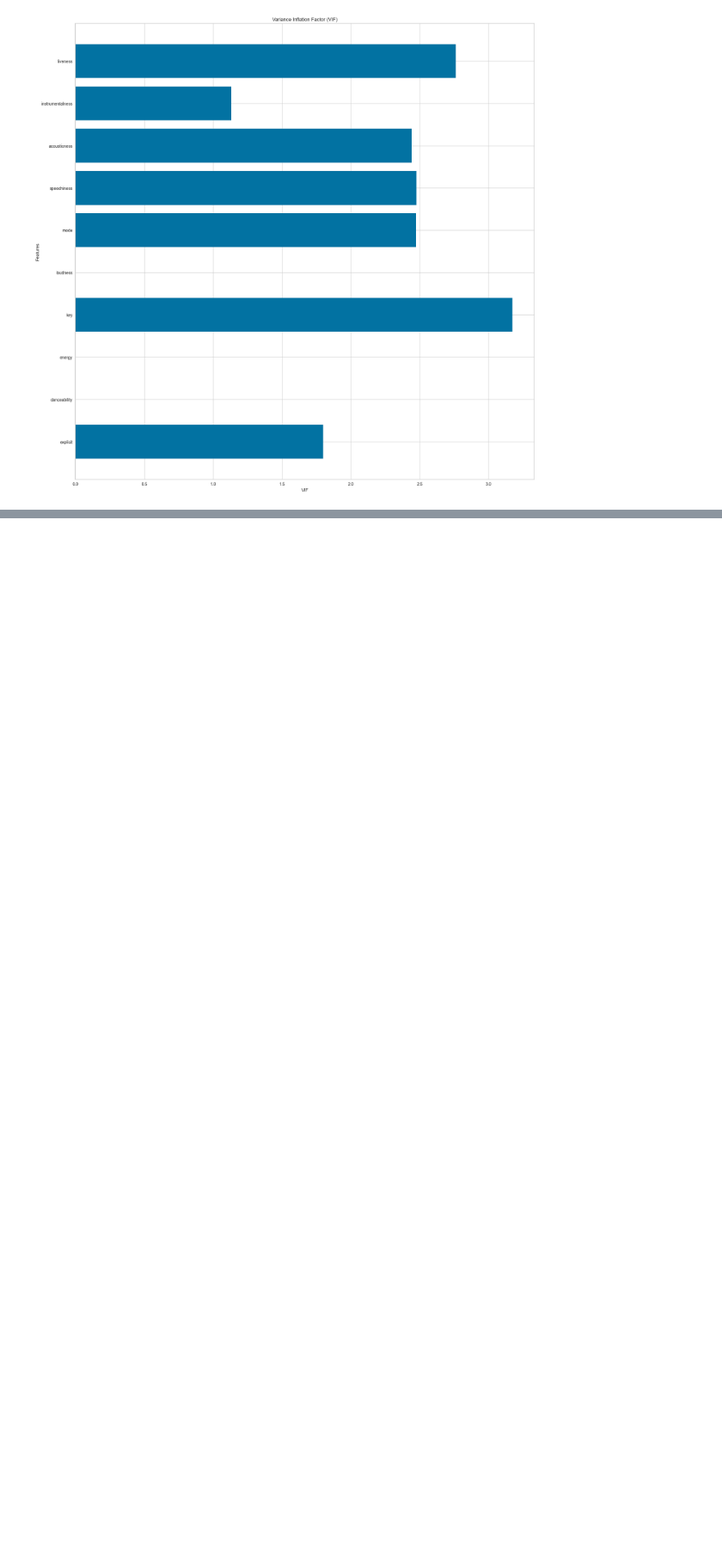
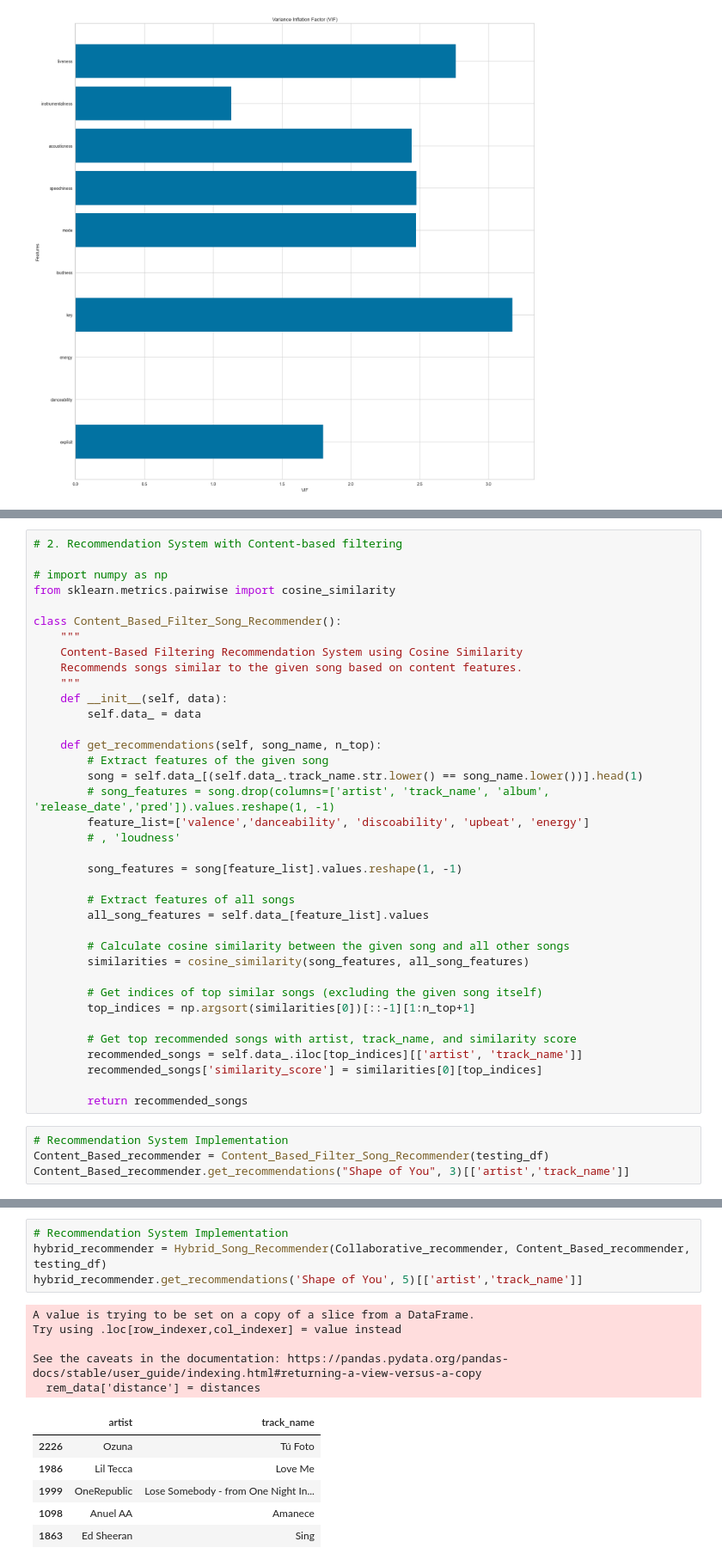
Before and after one commit to Alex-Mak-MCW/SpotifyDataScienceProject, a Jupyter notebook: Recommendation_System/RSFeatureEngineeringwithTransformation.ipynb, the cells around one changed output, grey strips where cells are left out. Shown at 86% size. Cells and saved outputs as stored; diff of their text form; blank space fills up the shorter version.

```diff
--- a/Recommendation_System/RSFeatureEngineeringwithTransformation.ipynb
+++ b/Recommendation_System/RSFeatureEngineeringwithTransformation.ipynb
@@ -1334,0 +1417,41 @@ See the caveats in the documentation: https://pandas.pydata.org/pandas-docs/stab
+# %%
+# 2. Recommendation System with Content-based filtering
+
+# import numpy as np
+from sklearn.metrics.pairwise import cosine_similarity
+
+class Content_Based_Filter_Song_Recommender():
+    """
+    Content-Based Filtering Recommendation System using Cosine Similarity
+    Recommends songs similar to the given song based on content features.
+    """
+    def __init__(self, data):
+        self.data_ = data
+
+    def get_recommendations(self, song_name, n_top):
+        # Extract features of the given song
+        song = self.data_[(self.data_.track_name.str.lower() == song_name.lower())].head(1)
+        # song_features = song.drop(columns=['artist', 'track_name', 'album', 'release_date','pred']).values.reshape(1, -1)
+        feature_list=['valence','danceability', 'discoability', 'upbeat', 'energy']
+        # , 'loudness'
+
+        song_features = song[feature_list].values.reshape(1, -1)
+
+        # Extract features of all songs
+        all_song_features = self.data_[feature_list].values
+
+        # Calculate cosine similarity between the given song and all other songs
+        similarities = cosine_similarity(song_features, all_song_features)
+
+        # Get indices of top similar songs (excluding the given song itself)
+        top_indices = np.argsort(similarities[0])[::-1][1:n_top+1]
+
+        # Get top recommended songs with artist, track_name, and similarity score
+        recommended_songs = self.data_.iloc[top_indices][['artist', 'track_name']]
+        recommended_songs['similarity_score'] = similarities[0][top_indices]
+
+        return recommended_songs
+# %%
+# Recommendation System Implementation
+Content_Based_recommender = Content_Based_Filter_Song_Recommender(testing_df)
+Content_Based_recommender.get_recommendations("Shape of You", 3)[['artist','track_name']]
@@ -1334,0 +1524,16 @@ See the caveats in the documentation: https://pandas.pydata.org/pandas-docs/stab
+# %%
+# Recommendation System Implementation
+hybrid_recommender = Hybrid_Song_Recommender(Collaborative_recommender, Content_Based_recommender, testing_df)
+hybrid_recommender.get_recommendations('Shape of You', 5)[['artist','track_name']]
+# %% [output]
+A value is trying to be set on a copy of a slice from a DataFrame.
+Try using .loc[row_indexer,col_indexer] = value instead
+
+See the caveats in the documentation: https://pandas.pydata.org/pandas-docs/stable/user_guide/indexing.html#returning-a-view-versus-a-copy
+  rem_data['distance'] = distances
+|  | artist | track_name |
+| 2226 | Ozuna | Tú Foto |
+| 1986 | Lil Tecca | Love Me |
+| 1999 | OneRepublic | Lose Somebody - from One Night In... |
+| 1098 | Anuel AA | Amanece |
+| 1863 | Ed Sheeran | Sing |
```
Also changed, not shown: parts of 109 cells of this notebook, 17 other files.
